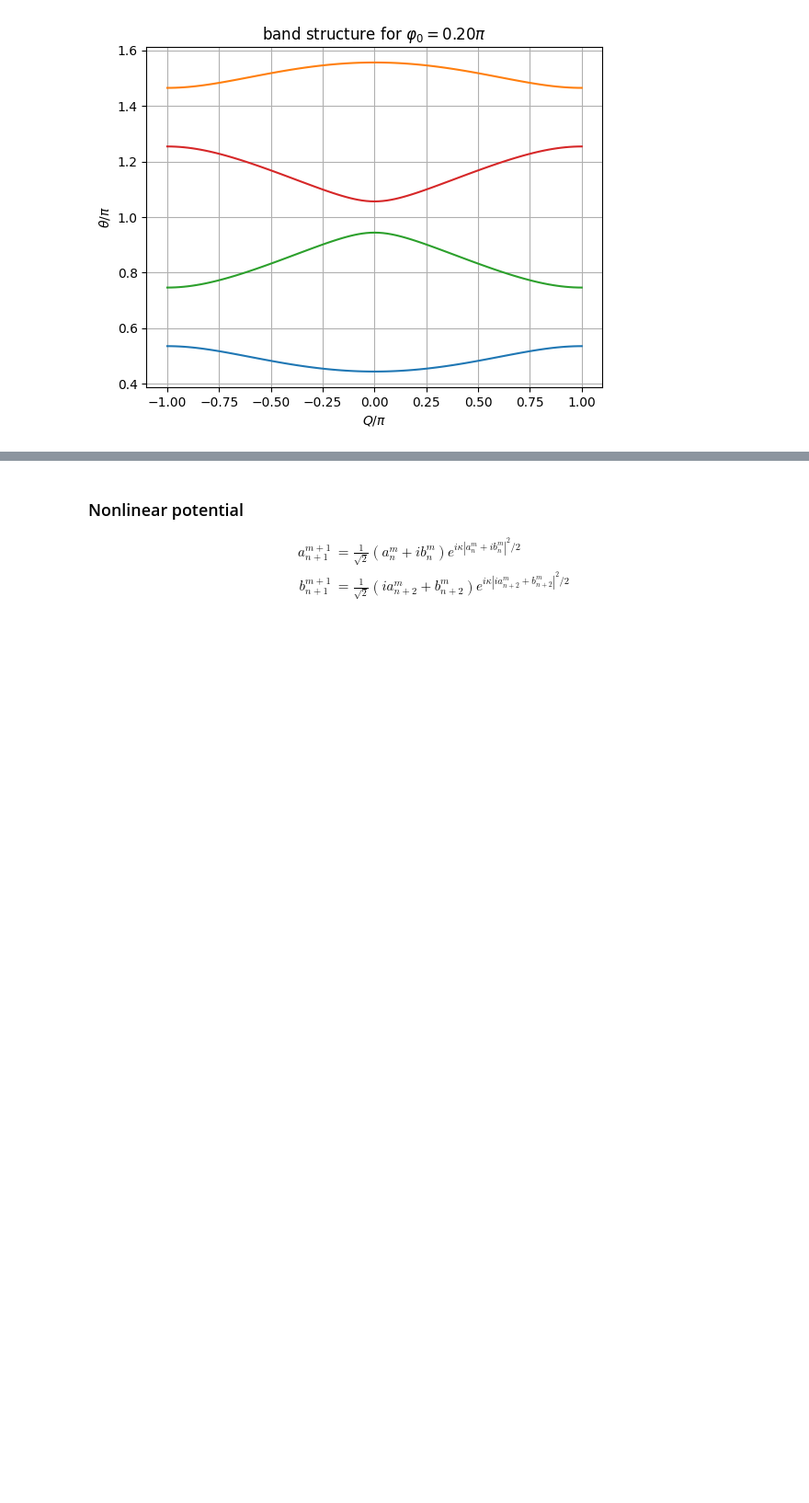
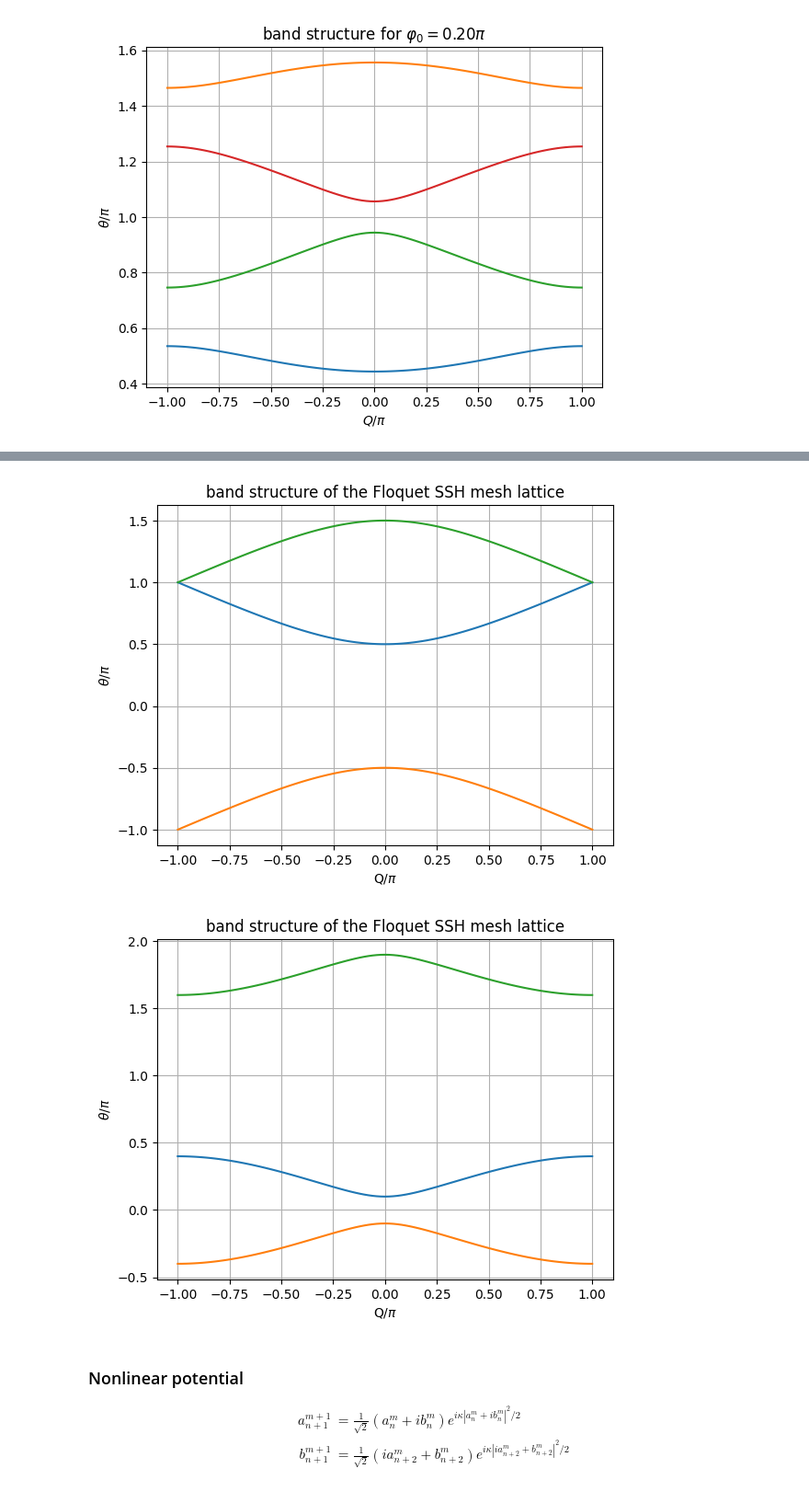
Before and after one commit to nlphotonics/light_walk_in_two_loops, a Jupyter notebook: two_loop_light_walk.ipynb, the cells around one changed output, grey strips where cells are left out. Shown at 92% size. Drawn from its saved outputs; the diff is of its cells as text; code cells hidden in the pictures; blank space fills up the shorter version.

Commit message:
update Floquet SSH

```diff
--- a/two_loop_light_walk.ipynb
+++ b/two_loop_light_walk.ipynb
@@ -145,3 +174,29 @@ Use the equations above we can get:
+# %%
+# draw the band structure
+import numpy as np
+import matplotlib.pyplot as plt
+array_bo = [0.25*np.pi, 0.25*np.pi]
+array_be = [0.25*np.pi, -0.35*np.pi]
+
+q = np.linspace(-1*np.pi,np.pi,num=101)
+for bo,be in zip(array_bo,array_be):
+    th1 = np.arccos( np.round(np.cos(bo)*np.cos(be)*np.cos(q)-np.sin(bo)*np.sin(be),6) )
+    th2 = -1*th1 #+ 2*np.pi
+    th2_2 = -1*th1 + 2*np.pi
+
+    plt.figure()
+    plt.plot(q/np.pi, th1/np.pi)
+    plt.plot(q/np.pi, th2/np.pi)
+    plt.plot(q/np.pi, th2_2/np.pi)
+    plt.xlabel(r"Q/$\pi$")
+    plt.ylabel(r"$\theta$/$\pi$")
+    plt.title("band structure of the Floquet SSH mesh lattice")
+    plt.grid(True)
+
+plt.show()
+# %% [output]
+[figure, added]
+[figure, added]
 # %% [markdown]
 ### Nonlinear potential
 
```
Also changed, not shown: parts of 1 cell of this notebook.
